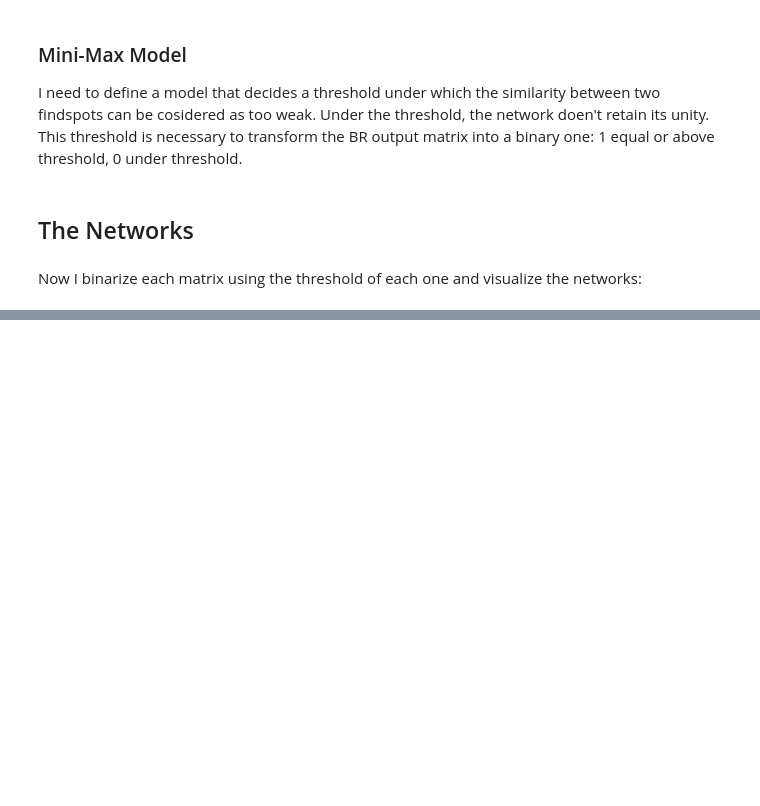
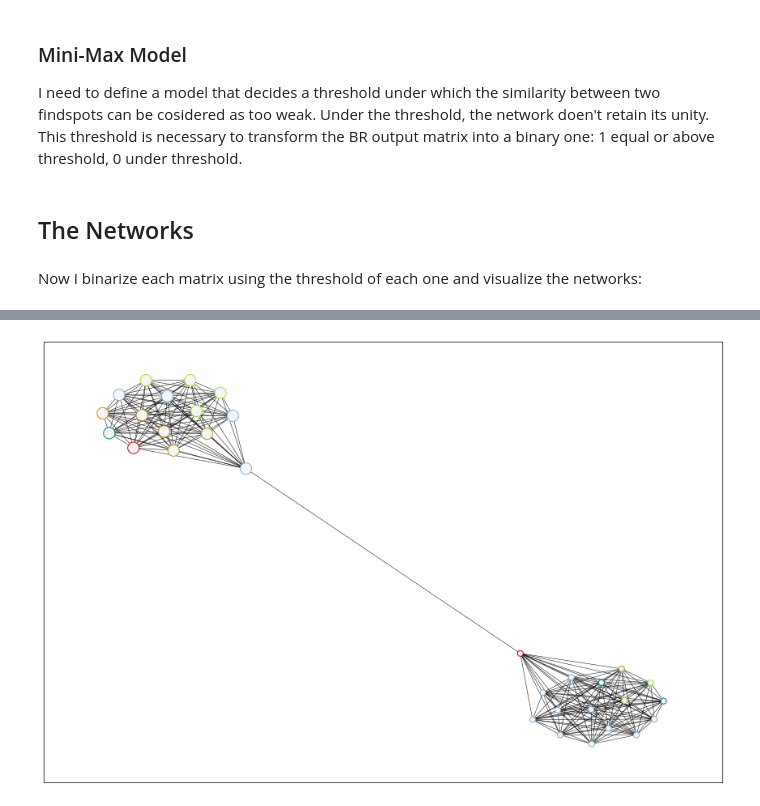
Before and after one commit to mondoboia/numismatic_distribution, a Jupyter notebook: numismatic_distribution.ipynb, the cells around one changed output, grey strips where cells are left out. Saved outputs shown, nothing was run; the diff lists cells and outputs as text; code cells hidden in the pictures; blank space fills up the shorter version.

```diff
--- a/numismatic_distribution.ipynb
+++ b/numismatic_distribution.ipynb
@@ -392,0 +473,6 @@ nx.draw(G_3, with_labels='True')
+# %%
+fig, ax = plt.subplots(figsize=(15, 10))
+
+nx.draw_networkx(G_2, node_color='whitesmoke', edgecolors=color_map_2, node_size=shape_map_2, width=0.5, with_labels=False)
+# %% [output]
+[figure, added]
```
Also changed, not shown: parts of 16 cells of this notebook.
